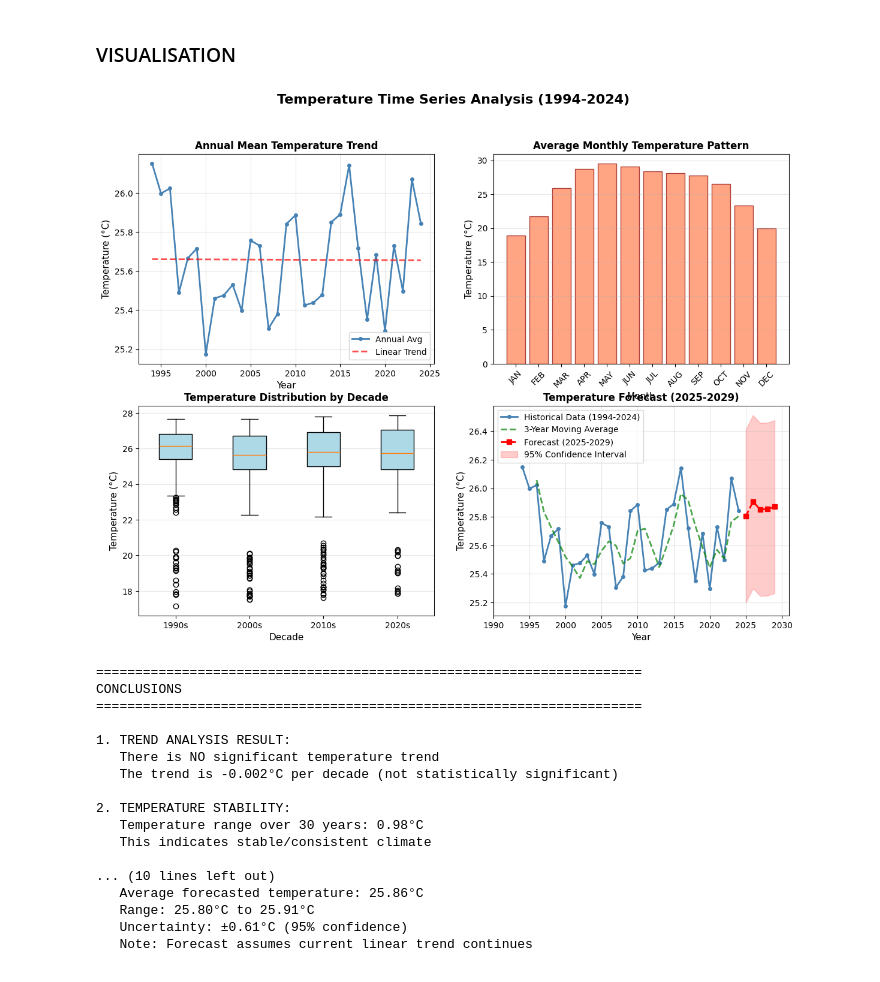
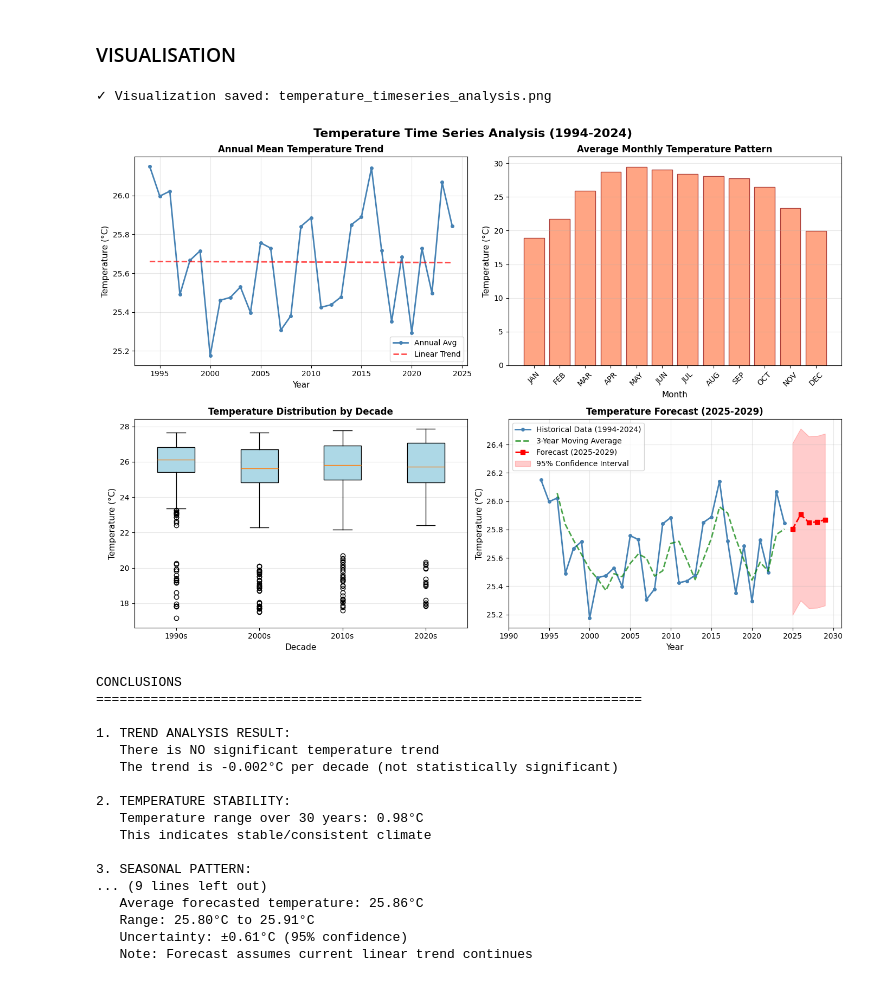
Before and after one commit to OlusolaCC/python-practise, a Jupyter notebook: time_series_Statistics.ipynb, the cells around one changed output. Saved outputs shown, nothing was run; the diff lists cells and outputs as text; code cells hidden in the pictures.

```diff
--- a/time_series_Statistics.ipynb
+++ b/time_series_Statistics.ipynb
@@ -8,7 +8,7 @@ import seaborn as sns
 from scipy.stats import linregress
 from scipy import stats
 # %%
-df = pd.read_csv(r"C:\Users\dolap\OneDrive\Documents\DOLAPO\PEOPLE\OBANOYEN_OLUSOLA\temperature_data.csv")
+path= r"/Users/obanoyenracheal/Python/Practise/Temperature_Monthly_Data_1994_2024.csv"
 # %%
 df
 # %% [output]
@@ -258,6 +257,7 @@ print(f"   - This captures natural year-to-year variability")
 # %% [markdown]
 ### VISUALISATION
 # %%
+# Create a figure with 4 subplots (2 rows, 2 columns)
 fig, axes = plt.subplots(2, 2, figsize=(14, 10))
 fig.suptitle('Temperature Time Series Analysis (1994-2024)',
              fontsize=16, fontweight='bold')
@@ -271,6 +271,8 @@ ax1.plot(years, temps, 'o-', color='steelblue', linewidth=2,
          markersize=4, label='Annual Avg')
 
 # Add linear regression line
+z = np.polyfit(years, temps, 1)
+p = np.poly1d(z)
 ax1.plot(years, p(years), '--', color='red', linewidth=2,
          alpha=0.7, label='Linear Trend')
 
@@ -319,34 +321,42 @@ ax3.grid(True, alpha=0.3, axis='y')
 # ===== PLOT 4: Forecast =====
 ax4 = axes[1, 1]
 
 # Plot historical data
 ax4.plot(years, temps, 'o-', color='steelblue', linewidth=2,
          markersize=4, label='Historical Data (1994-2024)')
 
 # Plot 3-year moving average
 ax4.plot(years, moving_avg, '--', color='green', linewidth=2,
          alpha=0.7, label='3-Year Moving Average')
 
 # Plot forecast
 ax4.plot(forecast_years, forecast_temps, 's--', color='red', linewidth=2,
          markersize=6, label='Forecast (2025-2029)')
 
 # Add confidence interval (shaded area)
 upper_bound = forecast_temps + confidence_interval
 lower_bound = forecast_temps - confidence_interval
 ax4.fill_between(forecast_years, lower_bound, upper_bound,
                  color='red', alpha=0.2, label='95% Confidence Interval')
 
 ax4.set_xlabel('Year', fontsize=11)
 ax4.set_ylabel('Temperature (°C)', fontsize=11)
 ax4.set_title('Temperature Forecast (2025-2029)', fontweight='bold')
 ax4.grid(True, alpha=0.3)
 ax4.legend()
 ax4.set_xlim(1990, 2031)
 
+
+# Save the figure
+plt.tight_layout()
+plt.savefig('temperature_timeseries_analysis.png', dpi=300, bbox_inches='tight')
+print("\n✓ Visualization saved: temperature_timeseries_analysis.png")
+
+# Display the plot
 plt.show()
 # %% [output]
+✓ Visualization saved: temperature_timeseries_analysis.png
-[figure, old version]
+[figure, new version]
 # %%
 print("CONCLUSIONS")
 print("="*70)
@@ -378,7 +388,6 @@ print(f"   Range: {forecast_temps.min():.2f}°C to {forecast_temps.max():.2f}°C
 print(f"   Uncertainty: ±{confidence_interval:.2f}°C (95% confidence)")
 print(f"   Note: Forecast assumes current linear trend continues")
 # %% [output]
-======================================================================
 CONCLUSIONS
 ======================================================================
 
@@ -390,7 +399,8 @@ CONCLUSIONS
    Temperature range over 30 years: 0.98°C
    This indicates stable/consistent climate
 
-... (10 lines left out)
+3. SEASONAL PATTERN:
+... (9 lines left out)
    Average forecasted temperature: 25.86°C
    Range: 25.80°C to 25.91°C
    Uncertainty: ±0.61°C (95% confidence)
```
Also changed, not shown: parts of 4 cells of this notebook.
